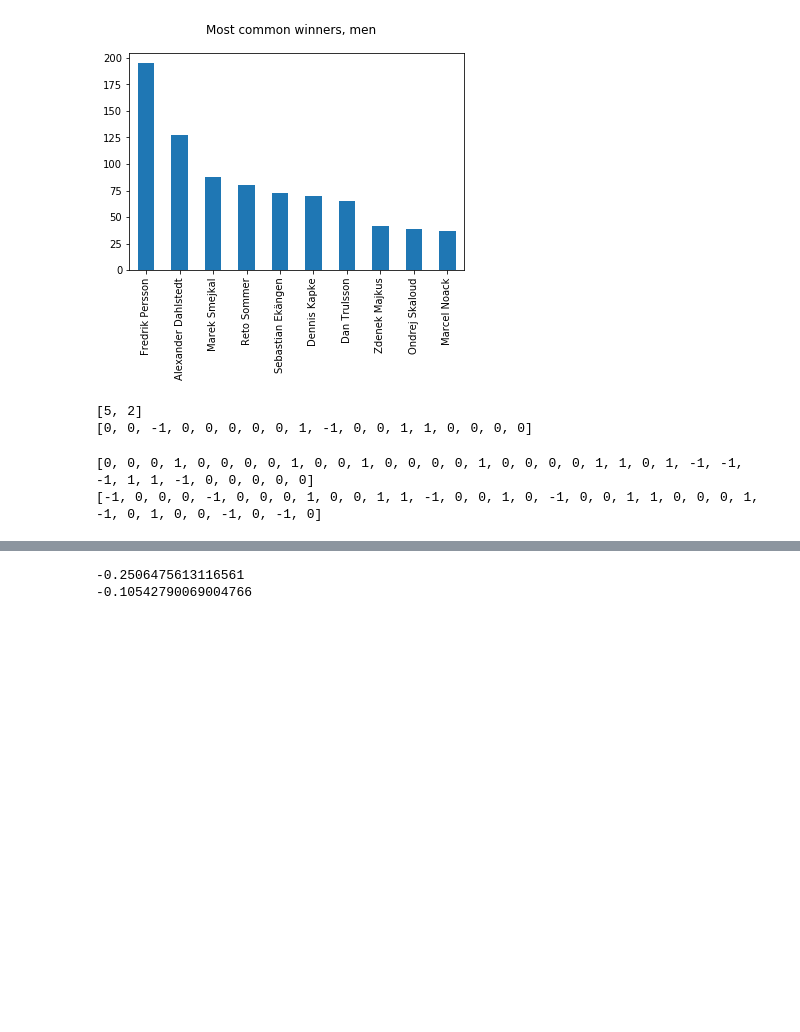
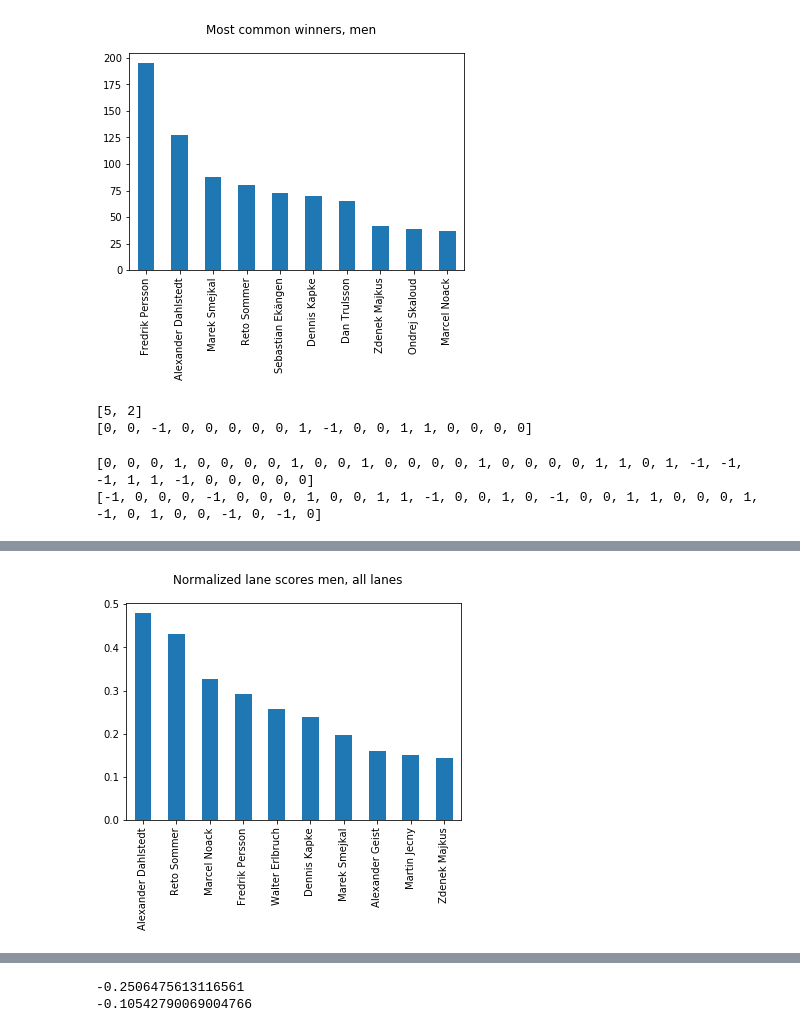
Before and after one commit to axarekma/WMC_2017_CUP, a Jupyter notebook: src/example.ipynb, the cells around one changed output, grey strips where cells are left out. Drawn from its saved outputs; the diff is of its cells as text; code cells hidden in the pictures; blank space fills up the shorter version.

```diff
--- a/src/example.ipynb
+++ b/src/example.ipynb
@@ -114,0 +174,8 @@ np.random.choice(names)
+# %%
+dtf = plotHighestScores(norm_scores_m,lambda x: x[1][1], 10)
+dtf.plot()
+fig = plt.gcf()
+fig.suptitle('Normalized lane scores men, all lanes')
+fig.savefig('../FIG/lanescores_m_all',bbox_inches = 'tight')
+# %% [output]
+[figure, added]
```
Also changed, not shown: parts of 16 cells of this notebook, 11 other files.
